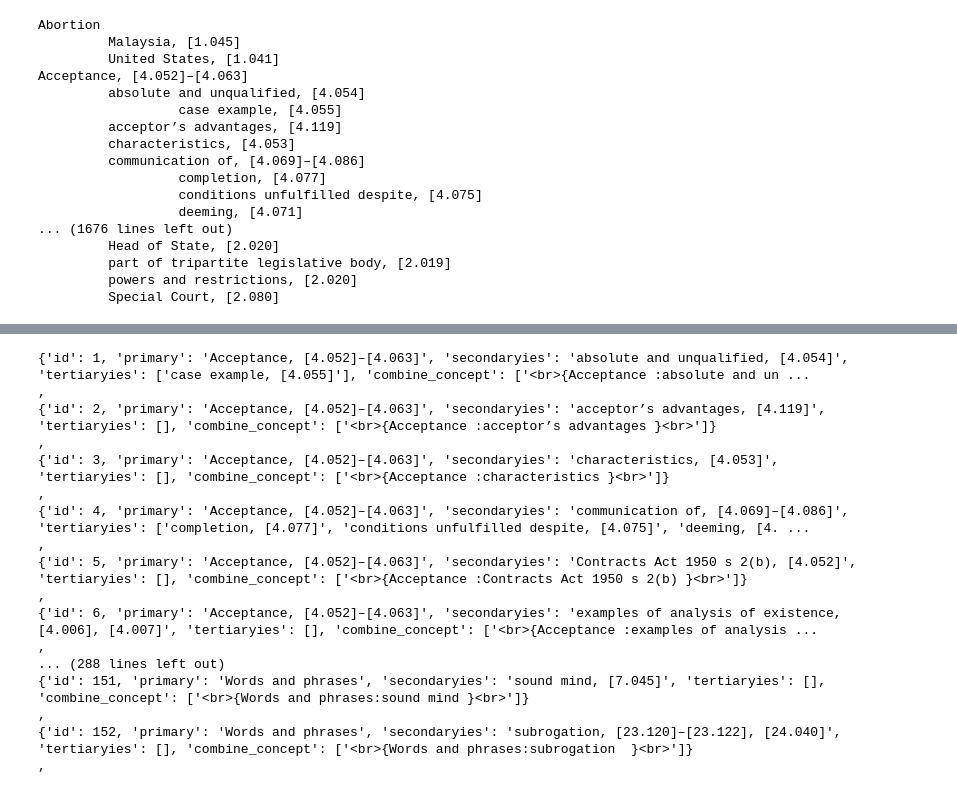
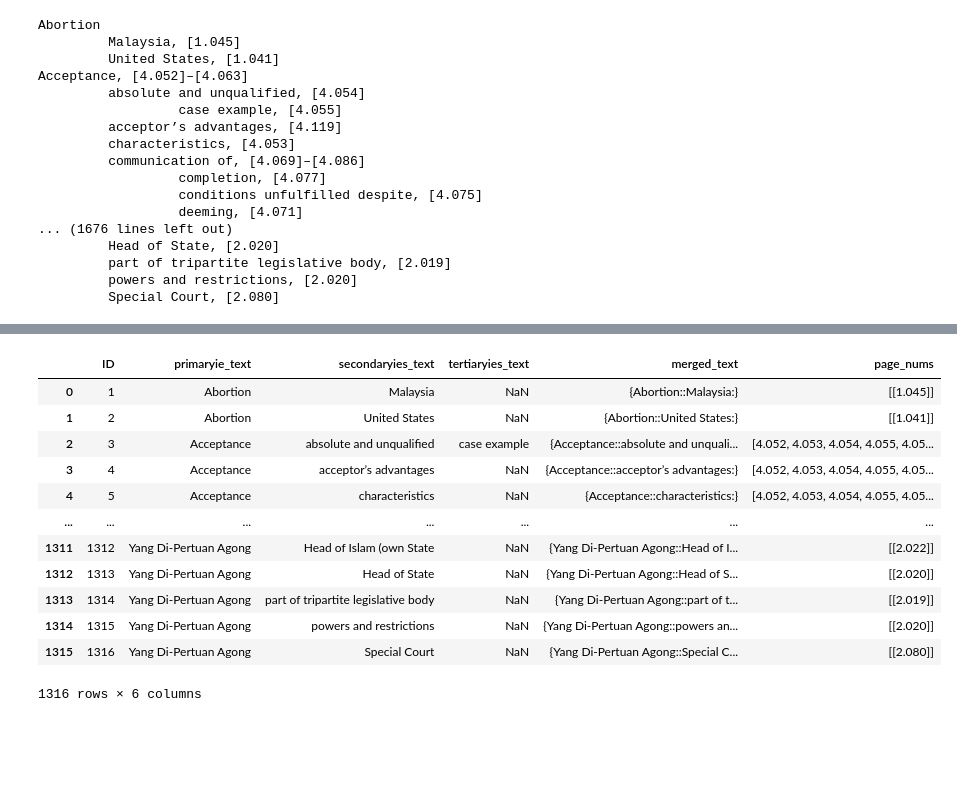
Before and after one commit to christinakang/Legal-Text-Annotation-Web-Application-, a Jupyter notebook: Data Pre-Process Python/index_extraction.ipynb, the cells around one changed output, grey strips where cells are left out. Saved outputs shown, nothing was run; the diff lists cells and outputs as text; code cells hidden in the pictures; blank space fills up the shorter version.

```diff
--- a/Data Pre-Process Python/index_extraction.ipynb
+++ b/Data Pre-Process Python/index_extraction.ipynb
@@ -264,23 +222,53 @@ with open(csv_file_path, 'r', encoding='utf-8') as csv_file:
-# %%
-# Print the legal_concepts list in the desired format
-for concept in legal_concepts:
-    print(concept)
-    print(",")
-# %% [output]
-{'id': 1, 'primary': 'Acceptance, [4.052]–[4.063]', 'secondaryies': 'absolute and unqualified, [4.054]', 'tertiaryies': ['case example, [4.055]'], 'combine_concept': ['<br>{Acceptance :absolute and un ...
-,
-{'id': 2, 'primary': 'Acceptance, [4.052]–[4.063]', 'secondaryies': 'acceptor’s advantages, [4.119]', 'tertiaryies': [], 'combine_concept': ['<br>{Acceptance :acceptor’s advantages }<br>']}
-,
-{'id': 3, 'primary': 'Acceptance, [4.052]–[4.063]', 'secondaryies': 'characteristics, [4.053]', 'tertiaryies': [], 'combine_concept': ['<br>{Acceptance :characteristics }<br>']}
-,
-{'id': 4, 'primary': 'Acceptance, [4.052]–[4.063]', 'secondaryies': 'communication of, [4.069]–[4.086]', 'tertiaryies': ['completion, [4.077]', 'conditions unfulfilled despite, [4.075]', 'deeming, [4. ...
-,
-{'id': 5, 'primary': 'Acceptance, [4.052]–[4.063]', 'secondaryies': 'Contracts Act 1950 s 2(b), [4.052]', 'tertiaryies': [], 'combine_concept': ['<br>{Acceptance :Contracts Act 1950 s 2(b) }<br>']}
-,
-{'id': 6, 'primary': 'Acceptance, [4.052]–[4.063]', 'secondaryies': 'examples of analysis of existence, [4.006], [4.007]', 'tertiaryies': [], 'combine_concept': ['<br>{Acceptance :examples of analysis ...
-,
-... (288 lines left out)
-{'id': 151, 'primary': 'Words and phrases', 'secondaryies': 'sound mind, [7.045]', 'tertiaryies': [], 'combine_concept': ['<br>{Words and phrases:sound mind }<br>']}
-,
-{'id': 152, 'primary': 'Words and phrases', 'secondaryies': 'subrogation, [23.120]–[23.122], [24.040]', 'tertiaryies': [], 'combine_concept': ['<br>{Words and phrases:subrogation  }<br>']}
-,
+# %%
+
+
+
+
+new_data_2 = {'ID': [], 'primaryie_text': [], 'secondaryies_text': [], 'tertiaryies_text': [],'merged_text': [],'page_nums': []}
+
+for index, row in new_df.iterrows():
+    id_count =  row['ID']
+    primary_col = row['primaryie']
+    secondary_col = row['secondaryies']
+    tertiary_col = row['tertiaryies']
+
+    merged_pages  = set()
+
+    words_primary,page_primary = extract_patterns(primary_col)
+    words_secondary,page_secondary = extract_patterns(secondary_col)
+    words_tertiary,page_tertiary = extract_patterns(tertiary_col)
+
+    merged_pages.update(page for page in page_primary if page is not None)
+    merged_pages.update(page for page in page_secondary if page is not None)
+    merged_pages.update(page for page in page_tertiary if page is not None)
+
+    merged_pages =  sorted(merged_pages)
+
+
+    merge_words = get_mergewords(words_primary,words_secondary,words_tertiary)
+
+    # Append the values to the new_data dictionary
+    new_data_2['ID'].append(id_count)
+    new_data_2['primaryie_text'].append(words_primary)
+    new_data_2['secondaryies_text'].append(words_secondary)
+    new_data_2['tertiaryies_text'].append(words_tertiary)
+    new_data_2['merged_text'].append(merge_words)
+    new_data_2['page_nums'].append(merged_pages)
+new_df2 = pd.DataFrame(new_data_2)
+new_df2.to_csv('all_index_byTertiary.csv',index=False, encoding='utf-8-sig')
+
+new_df2
+# %% [output]
+|  | ID | primaryie_text | secondaryies_text | tertiaryies_text | merged_text | page_nums |
+| 0 | 1 | Abortion | Malaysia | NaN | {Abortion::Malaysia:} | [[1.045]] |
+| 1 | 2 | Abortion | United States | NaN | {Abortion::United States:} | [[1.041]] |
+| 2 | 3 | Acceptance | absolute and unqualified | case example | {Acceptance::absolute and unquali... | [4.052, 4.053, 4.054, 4.055, 4.05... |
+| 3 | 4 | Acceptance | acceptor’s advantages | NaN | {Acceptance::acceptor’s advantages:} | [4.052, 4.053, 4.054, 4.055, 4.05... |
+| 4 | 5 | Acceptance | characteristics | NaN | {Acceptance::characteristics:} | [4.052, 4.053, 4.054, 4.055, 4.05... |
+| ... | ... | ... | ... | ... | ... | ... |
+| 1311 | 1312 | Yang Di-Pertuan Agong | Head of Islam (own State | NaN | {Yang Di-Pertuan Agong::Head of I... | [[2.022]] |
+| 1312 | 1313 | Yang Di-Pertuan Agong | Head of State | NaN | {Yang Di-Pertuan Agong::Head of S... | [[2.020]] |
+| 1313 | 1314 | Yang Di-Pertuan Agong | part of tripartite legislative body | NaN | {Yang Di-Pertuan Agong::part of t... | [[2.019]] |
+| 1314 | 1315 | Yang Di-Pertuan Agong | powers and restrictions | NaN | {Yang Di-Pertuan Agong::powers an... | [[2.020]] |
+| 1315 | 1316 | Yang Di-Pertuan Agong | Special Court | NaN | {Yang Di-Pertuan Agong::Special C... | [[2.080]] |
+1316 rows × 6 columns
```
Also changed, not shown: parts of 19 cells of this notebook, 6 other files.
